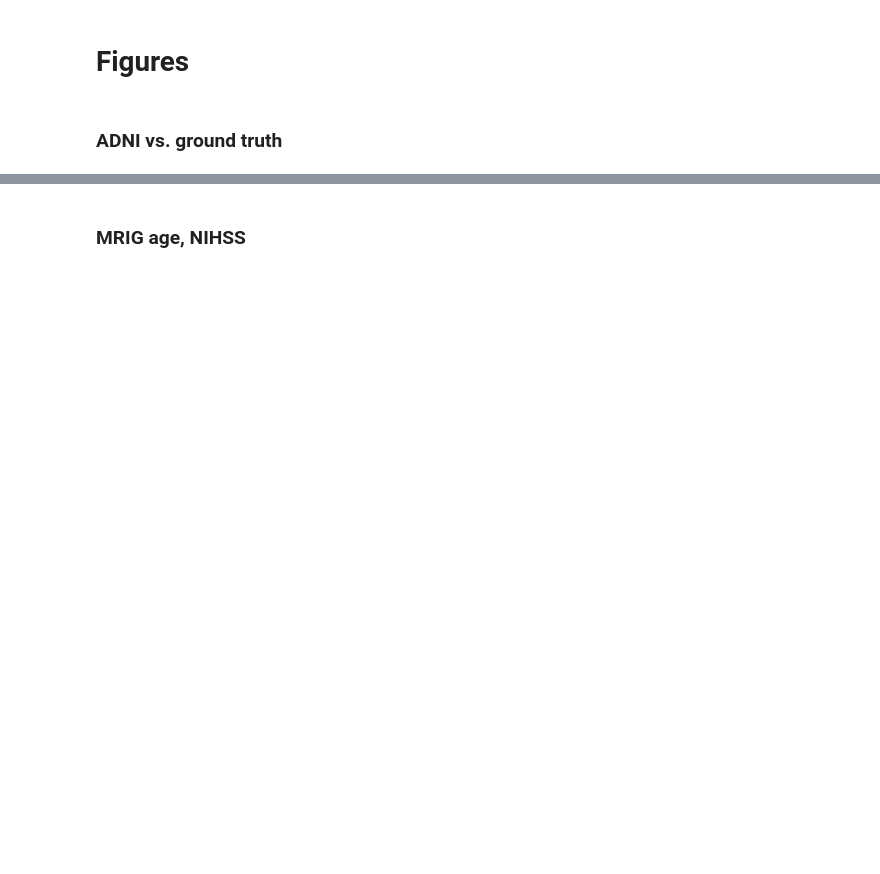
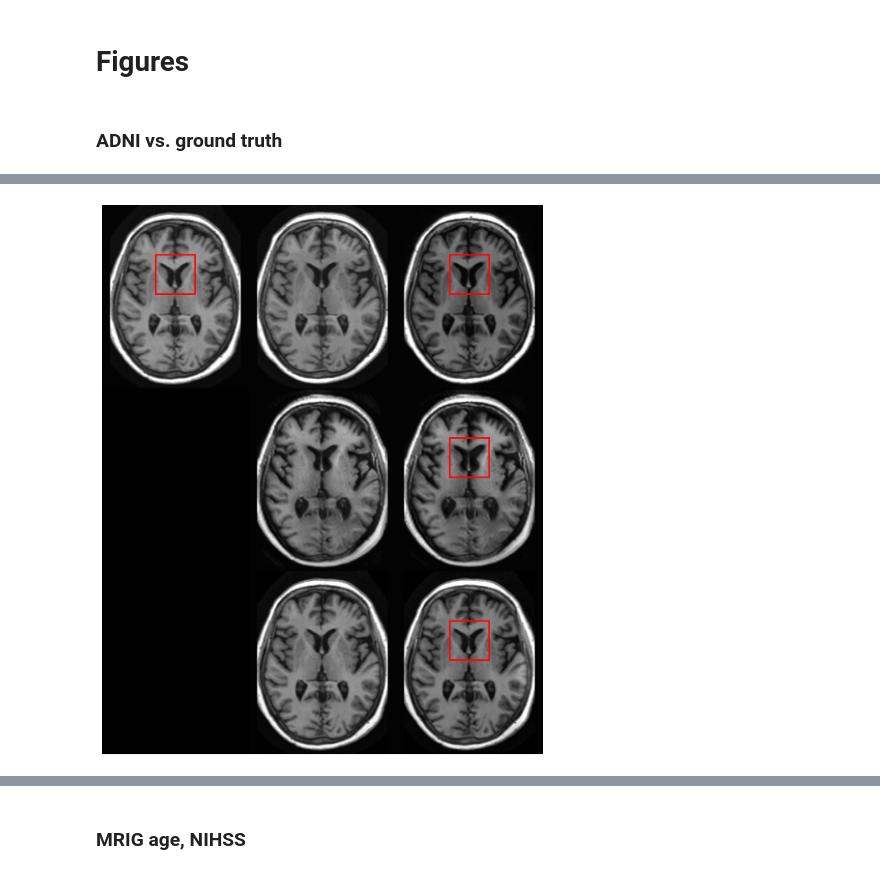
Before and after one commit to clintonjwang/spatial-intensity-transforms, a Jupyter notebook: sitgan/scratchpad.ipynb, the cells around one changed output, grey strips where cells are left out. Cells and saved outputs as stored; diff of their text form; code cells hidden in the pictures; blank space fills up the shorter version.

```diff
--- a/sitgan/scratchpad.ipynb
+++ b/sitgan/scratchpad.ipynb
@@ -298,5 +338,6 @@ print_row(r"\infty", subtable.iloc[5], bold=(4,))
 # %%
 adni_index_map = {"131_S_0441": [3,6],
     "137_S_0994": [3,6], "131_S_1389": [3,5],
-                  "136_S_0695": [3,5],}
+                  "136_S_0695": [3,5],
+                 "127_S_0260":(5,-1),}
 #                   "136_S_0195": []}
@@ -396,0 +344,17 @@ Clipping input data to the valid range for imshow with RGB data ([0..1] for floa
+# %%
+age_mean,age_scale = np.load(osp.join(ANALYSIS_DIR, "adni_normalizations.npy"))[0]
+dx_mean,dx_scale = np.load(osp.join(ANALYSIS_DIR, "adni_normalizations.npy"))[1]
+subject_id = "127_S_0260"#"137_S_0994"
+job = "raw_a_ipg"
+n_attr = 4
+models, args = job_mgmt.get_job_model_and_args(job)
+_, transforms = data_tx.get_transforms(args)
+model_type = args["network"]["type"]
+dps, T = adni.get_all_timepoints_for_subject(subject_id)
+dps = transforms(dps)
+base_age = round(dps[0]["attributes"][0].item() * age_scale + age_mean)
+base_dx = round(dps[0]["attributes"][1].item() * dx_scale + dx_mean)
+print("base age:",base_age, "| base dx:", base_dx)
+ixs = adni_index_map[subject_id]
+ages = [round(dps[ix]["attributes"][0].item() * age_scale + age_mean) for ix in ixs]
+print("predicted ages:",ages)
@@ -396,0 +364,69 @@ Clipping input data to the valid range for imshow with RGB data ([0..1] for floa
+# %%
+#
+G=models["G"]
+dY, X_gt = [], []
+X_0 = dps[0]["image"].cuda().unsqueeze(0).tile(len(ixs),1,1,1)
+for i in ixs:
+    y = torch.stack([(T[i]-T[0])/age_scale, *[torch.zeros_like(T[0])]*(n_attr-1)], 0)
+    dY.append(y)
+    X_gt.append(dps[i]["image"])
+X_gt = torch.stack(X_gt,0)
+dY = torch.stack(dY,0).cuda()
+with torch.no_grad():
+    if False:
+        attr_gt = dps[0]["attributes"].cuda()
+        attr_gt = torch.where(torch.isnan(attr_gt), torch.randn_like(attr_gt), attr_gt).unsqueeze(0).tile(dY.size(0),1)
+        X_est = G(X_0, y=attr_gt, dy=dY)
+    else:
+        X_est = G(X_0, dY)
+outputs = {"X_0": pad_adni(dps[0]["image"].squeeze()),
+    "X_gt": pad_adni(X_gt.squeeze(1)), "X_est": pad_adni(X_est.cpu().squeeze(1))}
+
+top = torch.cat((outputs["X_0"], *outputs["X_gt"]), dim=1)
+mid = torch.cat((outputs["X_0"], *outputs["X_est"]), dim=1)
+
+job = "das_1" #"dit_a_ipg" #"das_1"#
+models, args = job_mgmt.get_job_model_and_args(job)
+model_type = args["network"]["type"]
+G=models["G"]
+with torch.no_grad():
+    X_est = G(X_0, dY)
+X_0 = pad_adni(dps[0]["image"].squeeze())
+outputs = {"X_0": X_0, "X_est": pad_adni(X_est.cpu().squeeze(1))}
+bot = torch.cat((outputs["X_0"], *outputs["X_est"]), dim=1)
+
+#top sulci
+# y1,y2=15,65
+# x1,x2=75,120
+#upper ventricles
+y1,y2=60,110
+x1,x2=65,115
+#right sulci
+# y1,y2=55,130
+# x1,x2=110,155
+lines = [(slice(y1,y2), slice(x1,x1+2)), (slice(y1,y2), slice(x2-2,x2)),
+        (slice(y1,y1+2), slice(x1,x2)), (slice(y2-2,y2), slice(x1,x2))]
+top = top.unsqueeze(-1).tile(1,1,3)
+mid = mid.unsqueeze(-1).tile(1,1,3)
+bot = bot.unsqueeze(-1).tile(1,1,3)
+topright = top[:,-X_0.size(1):]
+midright = mid[:,-X_0.size(1):]
+botright = bot[:,-X_0.size(1):]
+vmax = max(top.max(), mid.max(), bot.max())
+for line in lines:
+    top[(*line,0)].fill_(vmax)
+    top[(*line,slice(1,3))].zero_()
+    topright[(*line,0)].fill_(vmax)
+    topright[(*line,slice(1,3))].zero_()
+    midright[(*line,0)].fill_(vmax)
+    midright[(*line,slice(1,3))].zero_()
+    botright[(*line,0)].fill_(vmax)
+    botright[(*line,slice(1,3))].zero_()
+full = torch.cat((top, mid, bot), dim=0)
+full = rescale_clip(full)
+full[X_0.size(0):, :X_0.size(1)].zero_();
+
+plt.rcParams["figure.figsize"] = (17.0, 12.0)
+plt.imshow(full); plt.axis('off');
+# %% [output]
+[figure, added]
```
Also changed, not shown: parts of 88 cells of this notebook, 18 other files.
